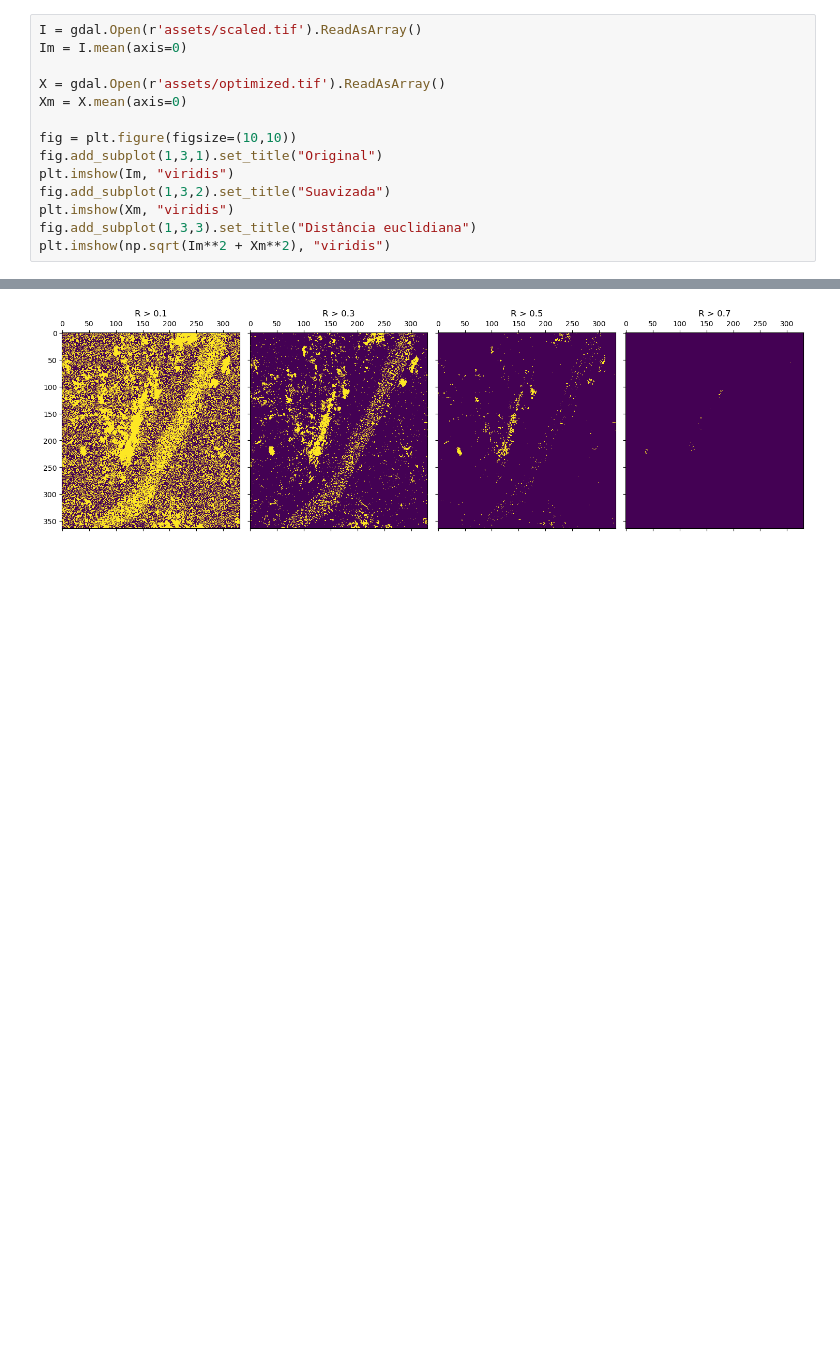
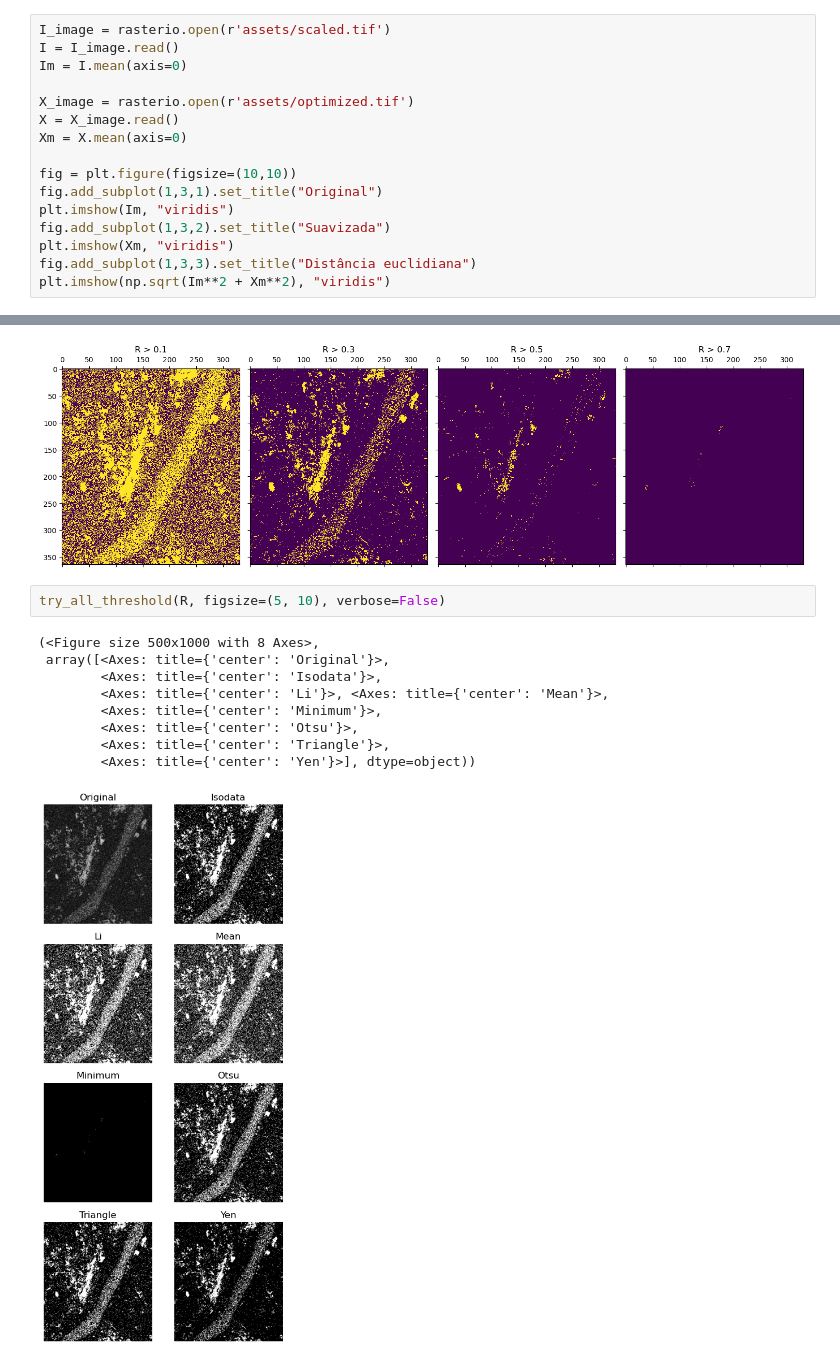
Before and after one commit to jotasaraiva/specs, a Jupyter notebook: report.ipynb, the cells around one changed output, grey strips where cells are left out. Drawn from its saved outputs; the diff is of its cells as text; blank space fills up the shorter version.

```diff
--- a/report.ipynb
+++ b/report.ipynb
@@ -162,10 +166,12 @@ fig.tight_layout()
 # %% [output]
 [figure]
 # %%
-I = gdal.Open(r'assets/scaled.tif').ReadAsArray()
+I_image = rasterio.open(r'assets/scaled.tif')
+I = I_image.read()
 Im = I.mean(axis=0)
 
-X = gdal.Open(r'assets/optimized.tif').ReadAsArray()
+X_image = rasterio.open(r'assets/optimized.tif')
+X = X_image.read()
 Xm = X.mean(axis=0)
 
 fig = plt.figure(figsize=(10,10))
@@ -215,3 +221,15 @@ for lim, ax in zip(lims, axs):
 fig.tight_layout()
 # %% [output]
 [figure]
+# %%
+try_all_threshold(R, figsize=(5, 10), verbose=False)
+# %% [output]
+(<Figure size 500x1000 with 8 Axes>,
+ array([<Axes: title={'center': 'Original'}>,
+        <Axes: title={'center': 'Isodata'}>,
+        <Axes: title={'center': 'Li'}>, <Axes: title={'center': 'Mean'}>,
+        <Axes: title={'center': 'Minimum'}>,
+        <Axes: title={'center': 'Otsu'}>,
+        <Axes: title={'center': 'Triangle'}>,
+        <Axes: title={'center': 'Yen'}>], dtype=object))
+[figure, added]
```
Also changed, not shown: parts of 5 cells of this notebook, 9 other files.
